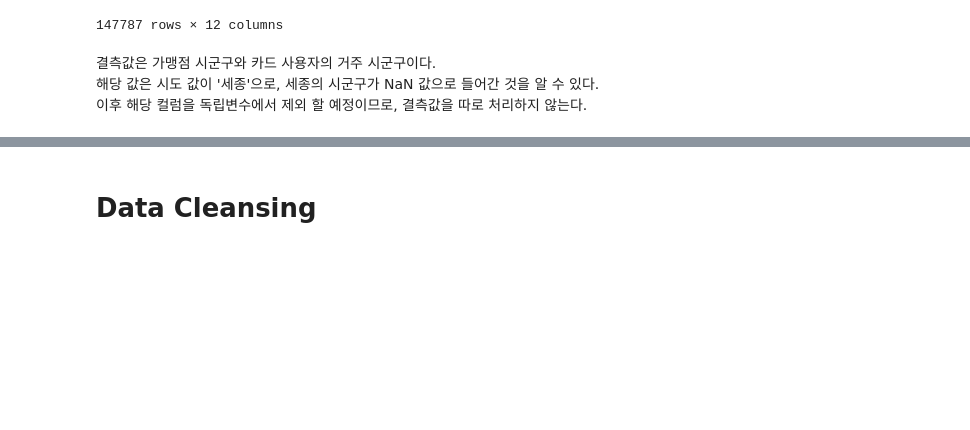
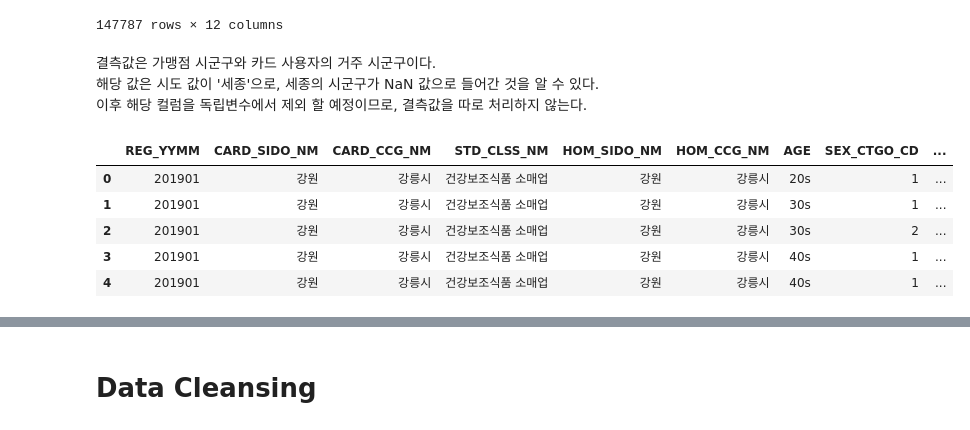
Before and after one commit to Nukzan/Creditcard-use-analysis-dev., a Jupyter notebook: Nukzan/jeju_EDA.ipynb, the cells around one changed output, grey strips where cells are left out. Cells and saved outputs as stored; diff of their text form; code cells hidden in the pictures; blank space fills up the shorter version.

```diff
--- a/Nukzan/jeju_EDA.ipynb
+++ b/Nukzan/jeju_EDA.ipynb
@@ -74,3 +85,12 @@ jeju[jeju['HOM_CCG_NM'].isnull()]
 결측값은 가맹점 시군구와 카드 사용자의 거주 시군구이다.\
 해당 값은 시도 값이 '세종'으로, 세종의 시군구가 NaN 값으로 들어간 것을 알 수 있다.\
 이후 해당 컬럼을 독립변수에서 제외 할 예정이므로, 결측값을 따로 처리하지 않는다.
+# %%
+jeju.head()
+# %% [output]
+|  | REG_YYMM | CARD_SIDO_NM | CARD_CCG_NM | STD_CLSS_NM | HOM_SIDO_NM | HOM_CCG_NM | AGE | SEX_CTGO_CD | ... |
+| 0 | 201901 | 강원 | 강릉시 | 건강보조식품 소매업 | 강원 | 강릉시 | 20s | 1 | ... |
+| 1 | 201901 | 강원 | 강릉시 | 건강보조식품 소매업 | 강원 | 강릉시 | 30s | 1 | ... |
+| 2 | 201901 | 강원 | 강릉시 | 건강보조식품 소매업 | 강원 | 강릉시 | 30s | 2 | ... |
+| 3 | 201901 | 강원 | 강릉시 | 건강보조식품 소매업 | 강원 | 강릉시 | 40s | 1 | ... |
+| 4 | 201901 | 강원 | 강릉시 | 건강보조식품 소매업 | 강원 | 강릉시 | 40s | 1 | ... |
```
Also changed, not shown: parts of 41 cells of this notebook.
